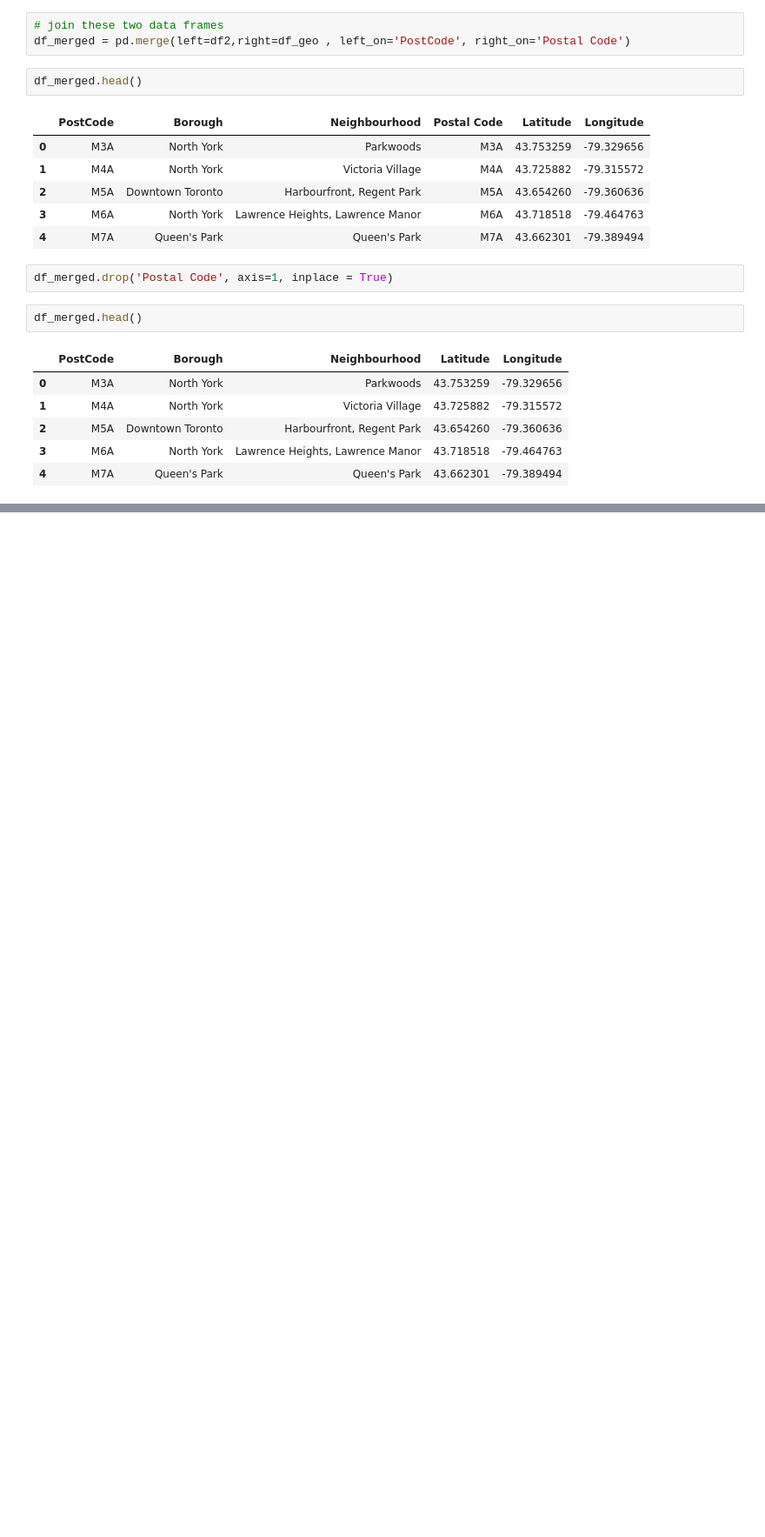
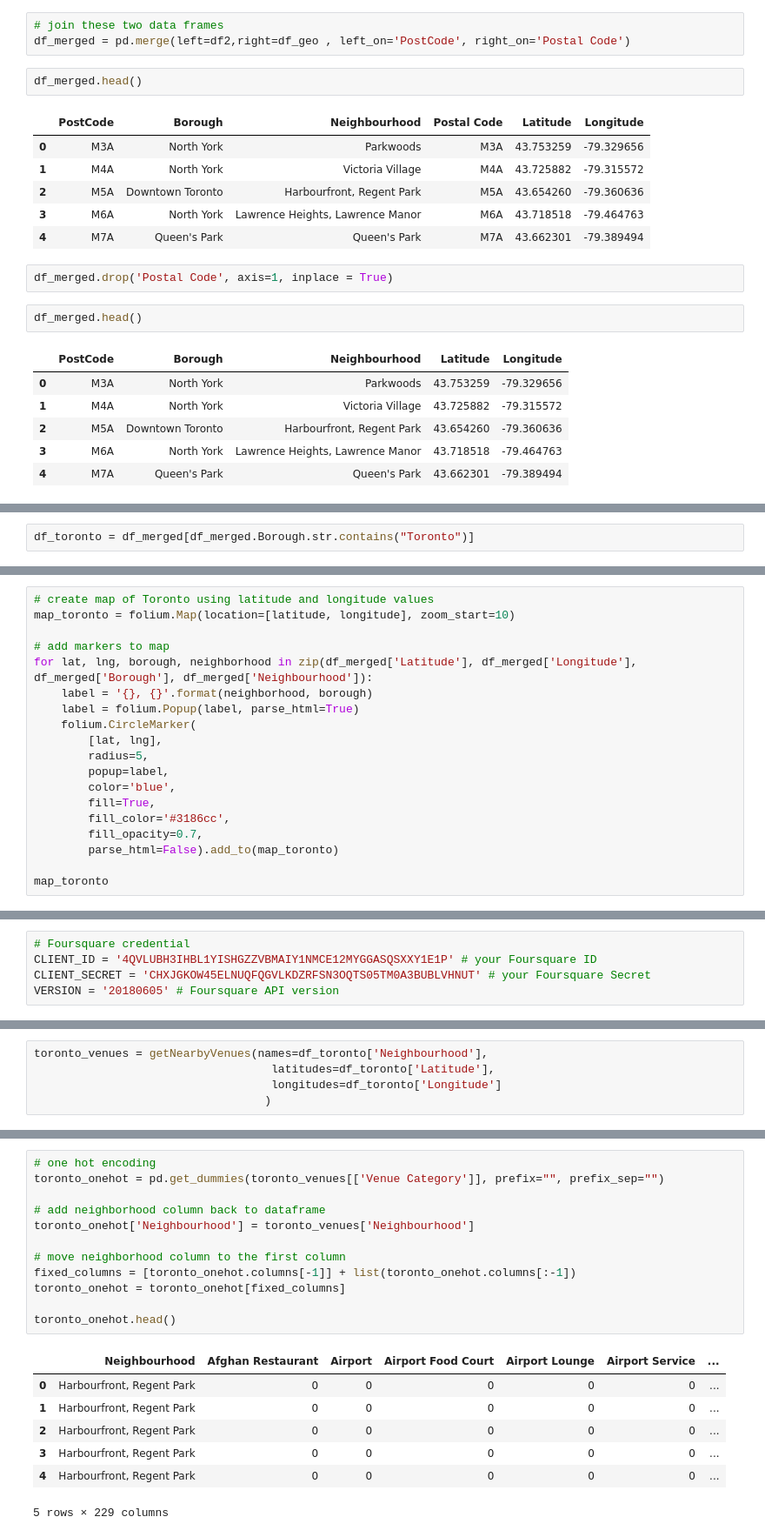
Before and after one commit to qc1026/QCGIT, a Jupyter notebook: Toronto Neighbourhood.ipynb, the cells around one changed output, grey strips where cells are left out. Shown: that part at 87% size. Saved outputs shown, nothing was run; the diff lists cells and outputs as text; blank space fills up the shorter version.

```diff
--- a/Toronto Neighbourhood.ipynb
+++ b/Toronto Neighbourhood.ipynb
@@ -137,0 +189,2 @@ df_merged.head()
+# %%
+df_toronto = df_merged[df_merged.Borough.str.contains("Toronto")]
@@ -137,0 +200,19 @@ df_merged.head()
+# %%
+# create map of Toronto using latitude and longitude values
+map_toronto = folium.Map(location=[latitude, longitude], zoom_start=10)
+
+# add markers to map
+for lat, lng, borough, neighborhood in zip(df_merged['Latitude'], df_merged['Longitude'], df_merged['Borough'], df_merged['Neighbourhood']):
+    label = '{}, {}'.format(neighborhood, borough)
+    label = folium.Popup(label, parse_html=True)
+    folium.CircleMarker(
+        [lat, lng],
+        radius=5,
+        popup=label,
+        color='blue',
+        fill=True,
+        fill_color='#3186cc',
+        fill_opacity=0.7,
+        parse_html=False).add_to(map_toronto)
+
+map_toronto
@@ -137,0 +228,5 @@ df_merged.head()
+# %%
+# Foursquare credential
+CLIENT_ID = '4QVLUBH3IHBL1YISHGZZVBMAIY1NMCE12MYGGASQSXXY1E1P' # your Foursquare ID
+CLIENT_SECRET = 'CHXJGKOW45ELNUQFQGVLKDZRFSN3OQTS05TM0A3BUBLVHNUT' # your Foursquare Secret
+VERSION = '20180605' # Foursquare API version
@@ -137,0 +278,5 @@ df_merged.head()
+# %%
+toronto_venues = getNearbyVenues(names=df_toronto['Neighbourhood'],
+                                   latitudes=df_toronto['Latitude'],
+                                   longitudes=df_toronto['Longitude']
+                                  )
@@ -137,0 +303,20 @@ df_merged.head()
+# %%
+# one hot encoding
+toronto_onehot = pd.get_dummies(toronto_venues[['Venue Category']], prefix="", prefix_sep="")
+
+# add neighborhood column back to dataframe
+toronto_onehot['Neighbourhood'] = toronto_venues['Neighbourhood']
+
+# move neighborhood column to the first column
+fixed_columns = [toronto_onehot.columns[-1]] + list(toronto_onehot.columns[:-1])
+toronto_onehot = toronto_onehot[fixed_columns]
+
+toronto_onehot.head()
+# %% [output]
+|  | Neighbourhood | Afghan Restaurant | Airport | Airport Food Court | Airport Lounge | Airport Service | ... |
+| 0 | Harbourfront, Regent Park | 0 | 0 | 0 | 0 | 0 | ... |
+| 1 | Harbourfront, Regent Park | 0 | 0 | 0 | 0 | 0 | ... |
+| 2 | Harbourfront, Regent Park | 0 | 0 | 0 | 0 | 0 | ... |
+| 3 | Harbourfront, Regent Park | 0 | 0 | 0 | 0 | 0 | ... |
+| 4 | Harbourfront, Regent Park | 0 | 0 | 0 | 0 | 0 | ... |
+5 rows × 229 columns
```
Also changed, not shown: parts of 26 cells of this notebook.
